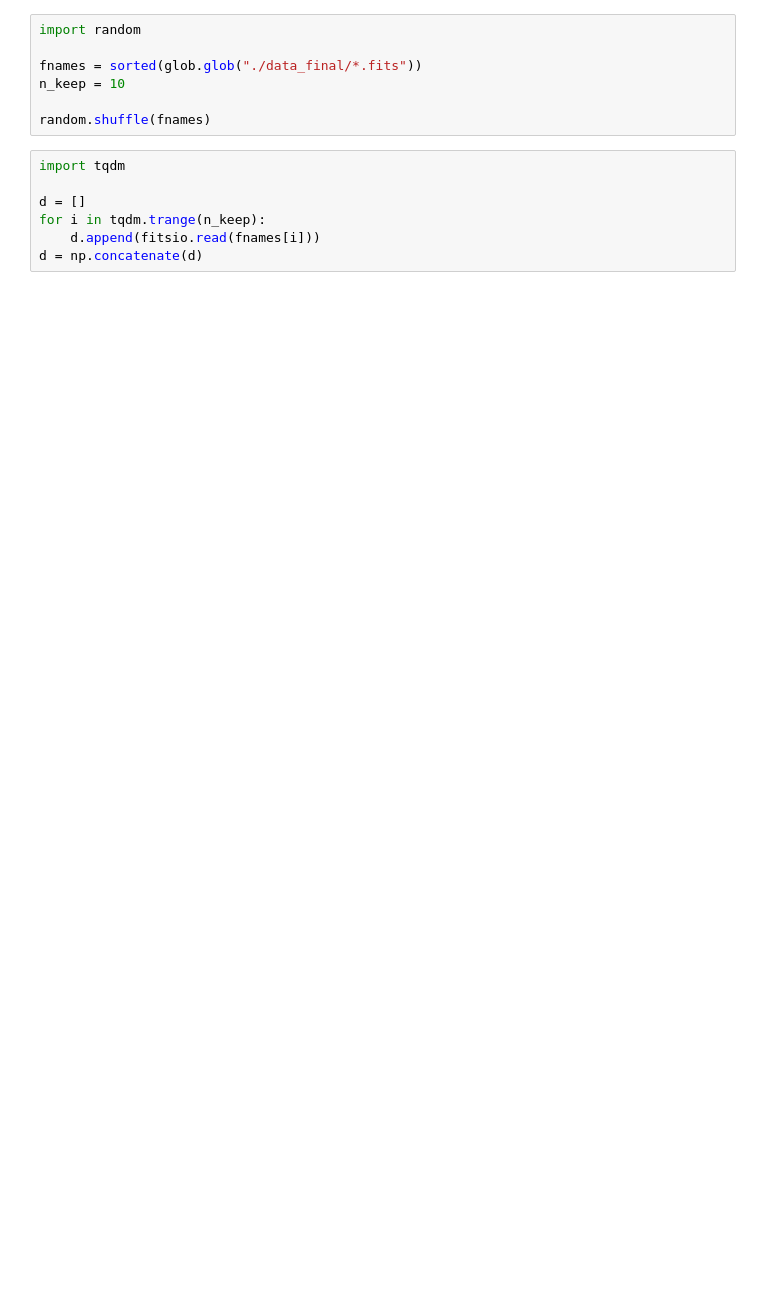
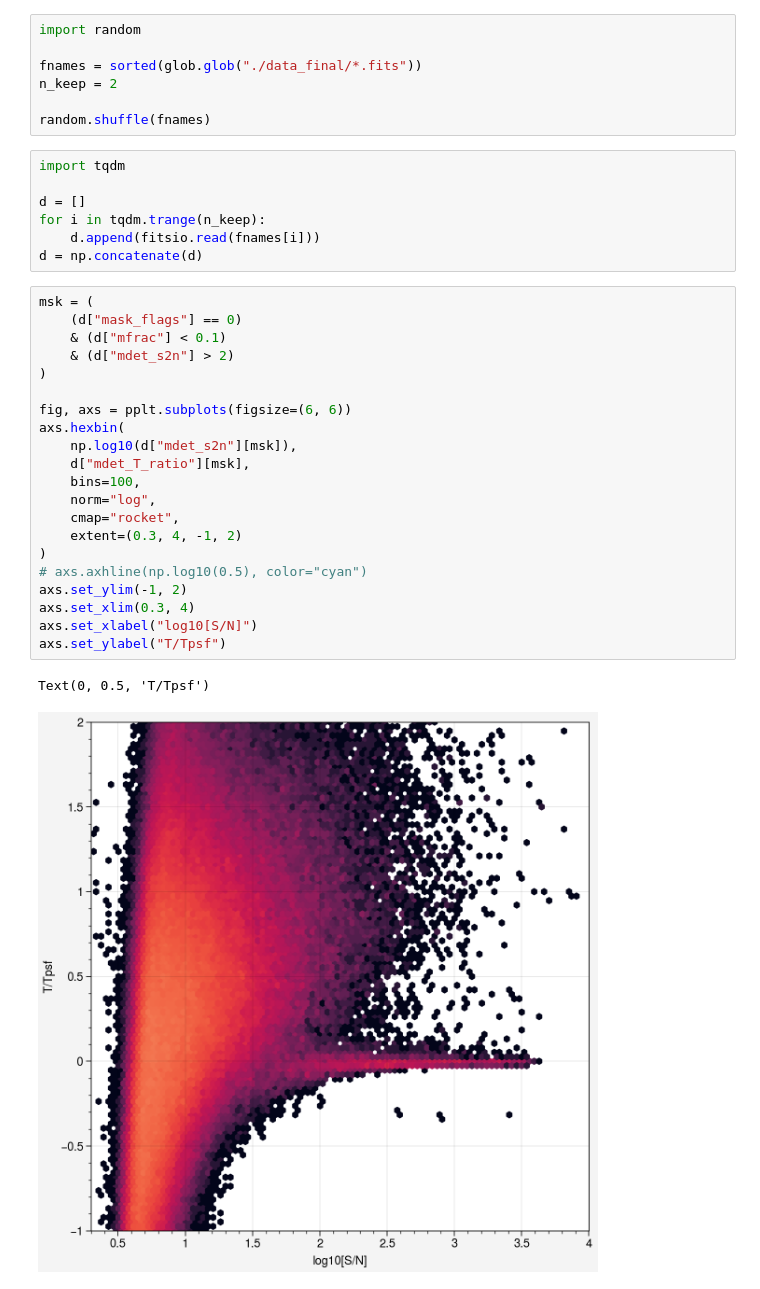
Before and after one commit to beckermr/des-y6-analysis, a Jupyter notebook: 2022_01_22_run_mdet_final_v1/plot_dist.ipynb, the cells around one changed output. Drawn from its saved outputs; the diff is of its cells as text; blank space fills up the shorter version.

```diff
--- a/2022_01_22_run_mdet_final_v1/plot_dist.ipynb
+++ b/2022_01_22_run_mdet_final_v1/plot_dist.ipynb
@@ -7,7 +7,7 @@ import numpy as np
 import random
 
 fnames = sorted(glob.glob("./data_final/*.fits"))
-n_keep = 10
+n_keep = 2
 
 random.shuffle(fnames)
 # %%
@@ -17,3 +17,27 @@ d = []
 for i in tqdm.trange(n_keep):
     d.append(fitsio.read(fnames[i]))
 d = np.concatenate(d)
+# %%
+msk = (
+    (d["mask_flags"] == 0)
+    & (d["mfrac"] < 0.1)
+    & (d["mdet_s2n"] > 2)
+)
+
+fig, axs = pplt.subplots(figsize=(6, 6))
+axs.hexbin(
+    np.log10(d["mdet_s2n"][msk]),
+    d["mdet_T_ratio"][msk],
+    bins=100,
+    norm="log",
+    cmap="rocket",
+    extent=(0.3, 4, -1, 2)
+)
+# axs.axhline(np.log10(0.5), color="cyan")
+axs.set_ylim(-1, 2)
+axs.set_xlim(0.3, 4)
+axs.set_xlabel("log10[S/N]")
+axs.set_ylabel("T/Tpsf")
+# %% [output]
+Text(0, 0.5, 'T/Tpsf')
+[figure, added]
```
Also changed, not shown: parts of 5 cells of this notebook.
